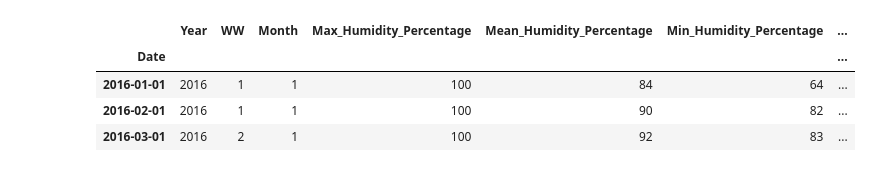
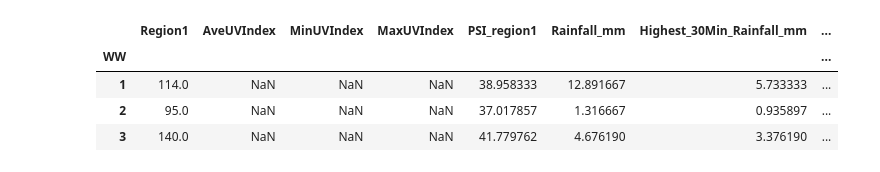
Before and after one commit to arynchoong/MTech-KE-DWBA, a Jupyter notebook: notebooks/DengueClusters.ipynb, the cells around one changed output. Cells and saved outputs as stored; diff of their text form; code cells hidden in the pictures.

Commit message:
Various plots with daily and weekly for each region

```diff
--- a/notebooks/DengueClusters.ipynb
+++ b/notebooks/DengueClusters.ipynb
@@ -31,11 +92,11 @@ dfDengueCluster.describe()
 # %%
-link = "../Data/processed/Humidity.csv"
+link = "../Data/processed/region1_week.csv"
 # data frame
-dfHumidity = pd.read_csv(link, index_col='Date', parse_dates=True, dayfirst=True)
-dfHumidity.head(3)
+dfRegion1Weekly = pd.read_csv(link, index_col='WW')
+dfRegion1Weekly.head(3)
 # %% [output]
-|  | Year | WW | Month | Max_Humidity_Percentage | Mean_Humidity_Percentage | Min_Humidity_Percentage | ... |
-| Date |  |  |  |  |  |  | ... |
-| 2016-01-01 | 2016 | 1 | 1 | 100 | 84 | 64 | ... |
-| 2016-02-01 | 2016 | 1 | 1 | 100 | 90 | 82 | ... |
-| 2016-03-01 | 2016 | 2 | 1 | 100 | 92 | 83 | ... |
+|  | Region1 | AveUVIndex | MinUVIndex | MaxUVIndex | PSI_region1 | Rainfall_mm | Highest_30Min_Rainfall_mm | ... |
+| WW |  |  |  |  |  |  |  | ... |
+| 1 | 114.0 | NaN | NaN | NaN | 38.958333 | 12.891667 | 5.733333 | ... |
+| 2 | 95.0 | NaN | NaN | NaN | 37.017857 | 1.316667 | 0.935897 | ... |
+| 3 | 140.0 | NaN | NaN | NaN | 41.779762 | 4.676190 | 3.376190 | ... |
```
Also changed, not shown: parts of 20 cells of this notebook.
